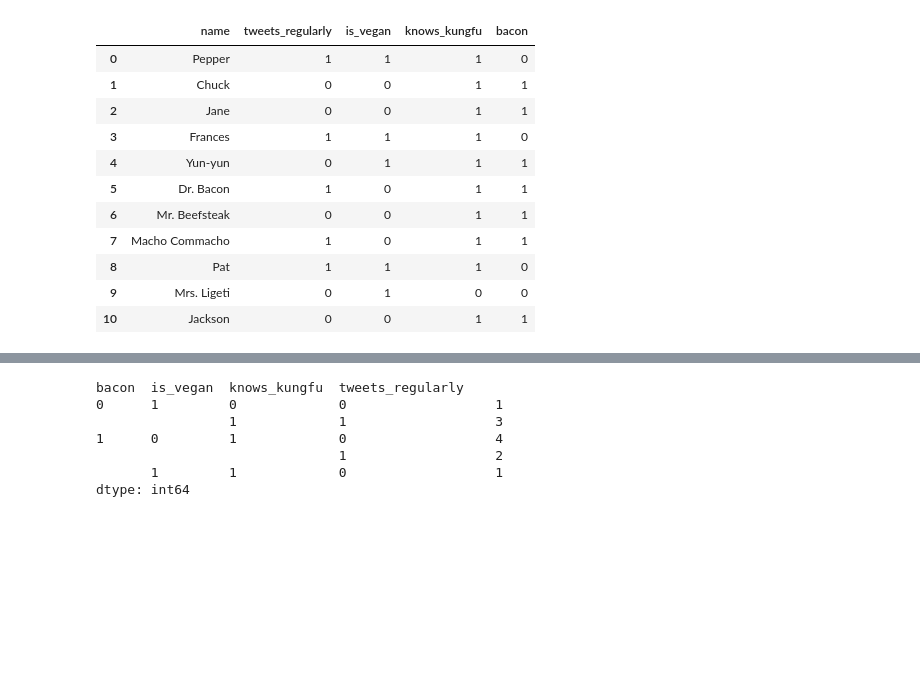
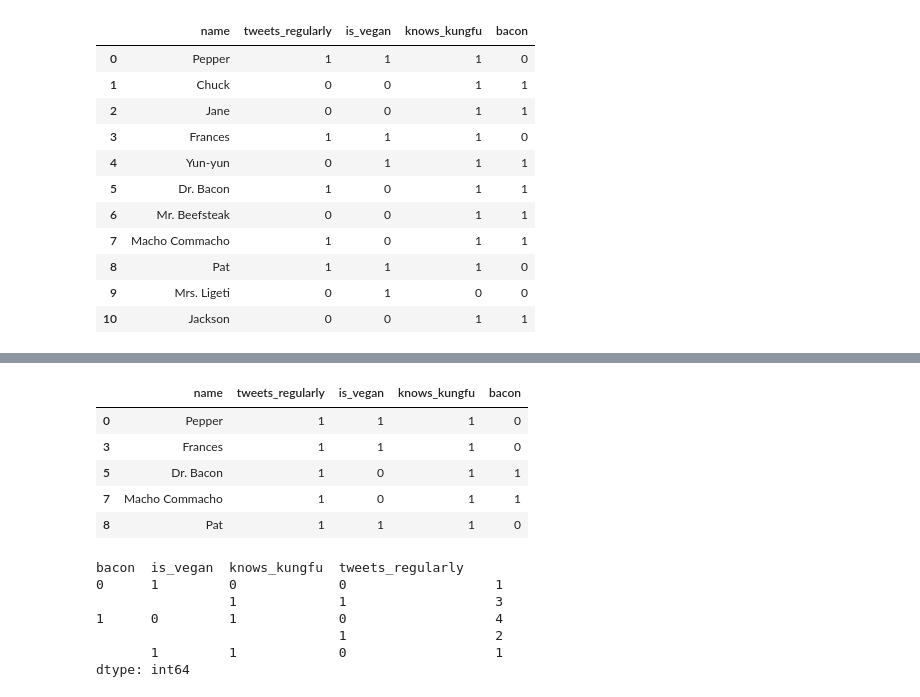
Before and after one commit to ga-curriculum/lesson-decision-trees, a Jupyter notebook: CART-codealong.ipynb, the cells around one changed output, grey strips where cells are left out. Cells and saved outputs as stored; diff of their text form; code cells hidden in the pictures; blank space fills up the shorter version.

```diff
--- a/CART-codealong.ipynb
+++ b/CART-codealong.ipynb
@@ -280,3 +346,14 @@ bacon
+# %%
+bacon.query('tweets_regularly == 1')
+# slightly more balance than 'is_vegan'
+# notice that there are two 1's in the bacon column where there are 1's in the 'tweets_regularly' column
+# %% [output]
+|  | name | tweets_regularly | is_vegan | knows_kungfu | bacon |
+| 0 | Pepper | 1 | 1 | 1 | 0 |
+| 3 | Frances | 1 | 1 | 1 | 0 |
+| 5 | Dr. Bacon | 1 | 0 | 1 | 1 |
+| 7 | Macho Commacho | 1 | 0 | 1 | 1 |
+| 8 | Pat | 1 | 1 | 1 | 0 |
 # %%
 bacon.groupby(["bacon", "is_vegan", "knows_kungfu", 'tweets_regularly']).size()
 # %% [output]
```
Also changed, not shown: parts of 21 cells of this notebook, 1 other file.
